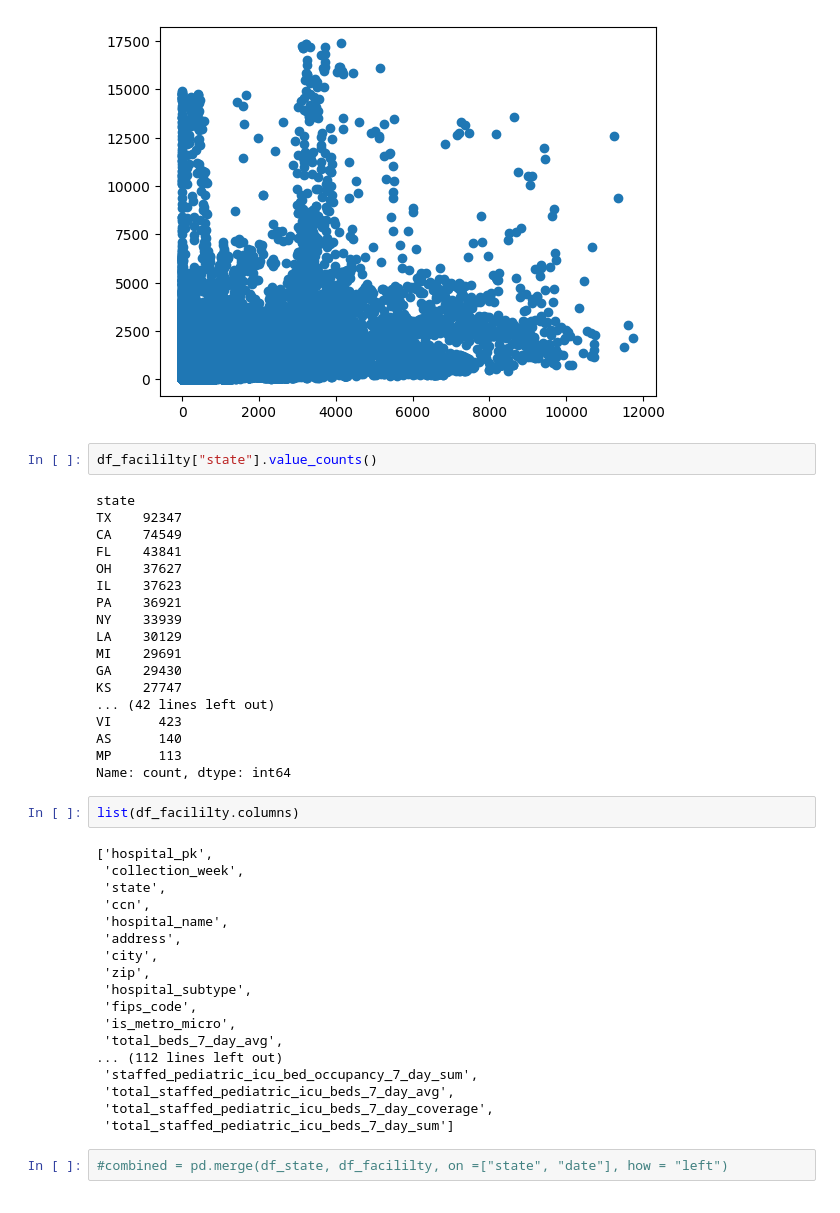
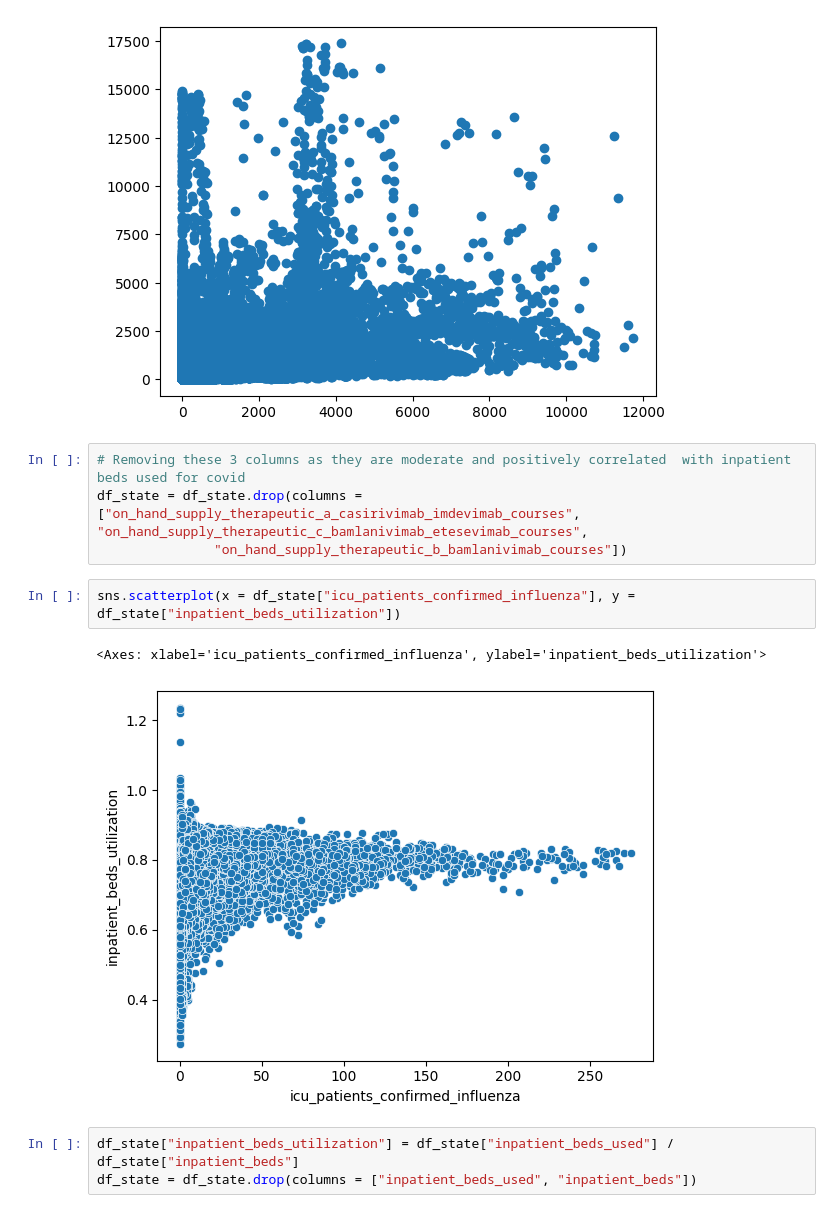
Before and after one commit to dsagher/CSE_881_Final_Project, a Jupyter notebook: sandbox.ipynb, the cells around one changed output. Drawn from its saved outputs; the diff is of its cells as text.

Commit message:
Removing more redundant columns

```diff
--- a/sandbox.ipynb
+++ b/sandbox.ipynb
@@ -284,45 +285,15 @@ plt.scatter(x = df_state["on_hand_supply_therapeutic_c_bamlanivimab_etesevimab_c
 # %% [output]
 <matplotlib.collections.PathCollection at 0x...>
 [figure]
-# %%
-df_facililty["state"].value_counts()
-# %% [output]
-state
-TX    92347
-CA    74549
-FL    43841
-OH    37627
-IL    37623
-PA    36921
-NY    33939
-LA    30129
-MI    29691
-GA    29430
-KS    27747
-... (42 lines left out)
-VI      423
-AS      140
-MP      113
-Name: count, dtype: int64
 # %%
-list(df_facililty.columns)
+# Removing these 3 columns as they are moderate and positively correlated  with inpatient beds used for covid
+df_state = df_state.drop(columns = ["on_hand_supply_therapeutic_a_casirivimab_imdevimab_courses", "on_hand_supply_therapeutic_c_bamlanivimab_etesevimab_courses",
+               "on_hand_supply_therapeutic_b_bamlanivimab_courses"])
-# %% [output]
-['hospital_pk',
- 'collection_week',
- 'state',
- 'ccn',
- 'hospital_name',
- 'address',
- 'city',
- 'zip',
- 'hospital_subtype',
- 'fips_code',
- 'is_metro_micro',
- 'total_beds_7_day_avg',
-... (112 lines left out)
- 'staffed_pediatric_icu_bed_occupancy_7_day_sum',
- 'total_staffed_pediatric_icu_beds_7_day_avg',
- 'total_staffed_pediatric_icu_beds_7_day_coverage',
- 'total_staffed_pediatric_icu_beds_7_day_sum']
-# %%
-#combined = pd.merge(df_state, df_facililty, on =["state", "date"], how = "left")
+# %%
+sns.scatterplot(x = df_state["icu_patients_confirmed_influenza"], y = df_state["inpatient_beds_utilization"])
+# %% [output]
+<Axes: xlabel='icu_patients_confirmed_influenza', ylabel='inpatient_beds_utilization'>
+[figure, added]
+# %%
+df_state["inpatient_beds_utilization"] = df_state["inpatient_beds_used"] / df_state["inpatient_beds"]
+df_state = df_state.drop(columns = ["inpatient_beds_used", "inpatient_beds"])
```
Also changed, not shown: parts of 1 cell of this notebook.
